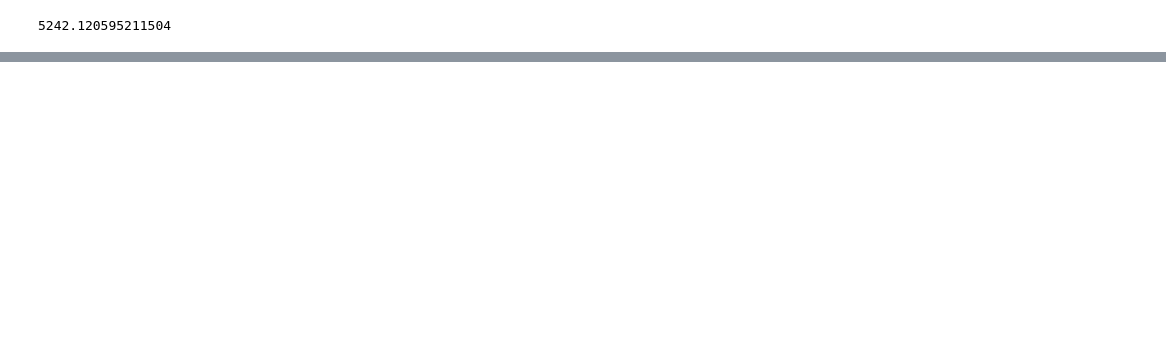
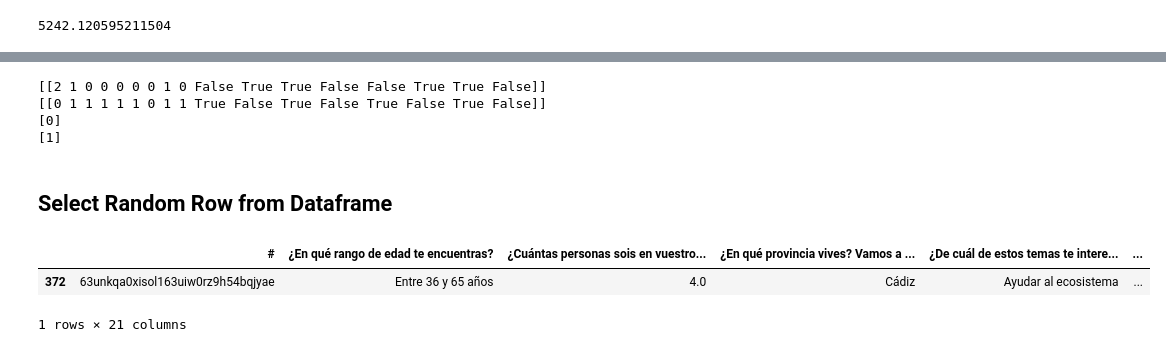
Before and after one commit to IgnacioGB1990/Data_Desafio, a Jupyter notebook: Cleaning/EDA_IGB.ipynb, the cells around one changed output, grey strips where cells are left out. Cells and saved outputs as stored; diff of their text form; code cells hidden in the pictures; blank space fills up the shorter version.

```diff
--- a/Cleaning/EDA_IGB.ipynb
+++ b/Cleaning/EDA_IGB.ipynb
@@ -721,0 +615,23 @@ kmeans.inertia_
+# %%
+# Extract the values of the row into a NumPy array and transform to 2D
+sample_survey_0 = df_to_play.iloc[100].values.reshape(1, -1)
+sample_survey_1 = df_to_play.iloc[0].values.reshape(1, -1)
+
+# Print the row values
+print(sample_survey_0)
+print(sample_survey_1)
+
+
+# Set sample as df to prevent error?
+sample_survey_df_0 = pd.DataFrame(sample_survey_0, columns=feature_names)
+sample_survey_df_1 = pd.DataFrame(sample_survey_1, columns=feature_names)
+
+# Give me a prediction of 0
+print(pickle_kmeans.predict(sample_survey_df_0))
+# Give me a prediction of 1
+print(pickle_kmeans.predict(sample_survey_df_1))
+# %% [output]
+[[2 1 0 0 0 0 0 1 0 False True True False False True True False]]
+[[0 1 1 1 1 1 0 1 1 True False True False True False True False]]
+[0]
+[1]
@@ -721,0 +640,14 @@ kmeans.inertia_
+# %% [markdown]
+## Select Random Row from Dataframe
+# %%
+# Read the DataFrame
+df_random = pd.read_csv("../data/typeform_igb.csv")
+
+# Get a random row from the DataFrame
+new_survey = df_random.sample(n=1)
+
+new_survey
+# %% [output]
+|  | # | ¿En qué rango de edad te encuentras? | ¿Cuántas personas sois en vuestro... | ¿En qué provincia vives? Vamos a ... | ¿De cuál de estos temas te intere... | ... |
+| 372 | 63unkqa0xisol163uiw0rz9h54bqjyae | Entre 36 y 65 años | 4.0 | Cádiz | Ayudar al ecosistema | ... |
+1 rows × 21 columns
```
Also changed, not shown: parts of 25 cells of this notebook, 5 other files.
